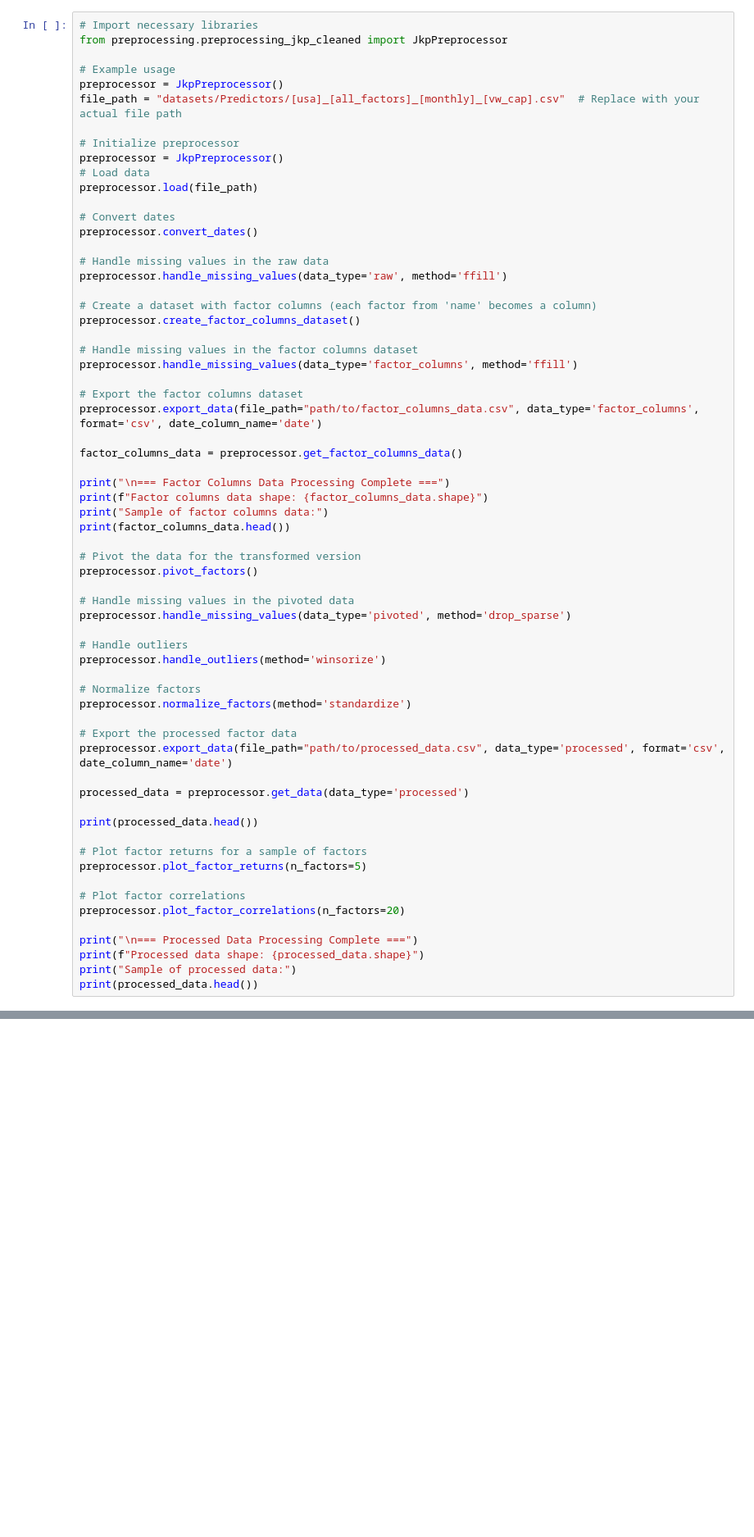
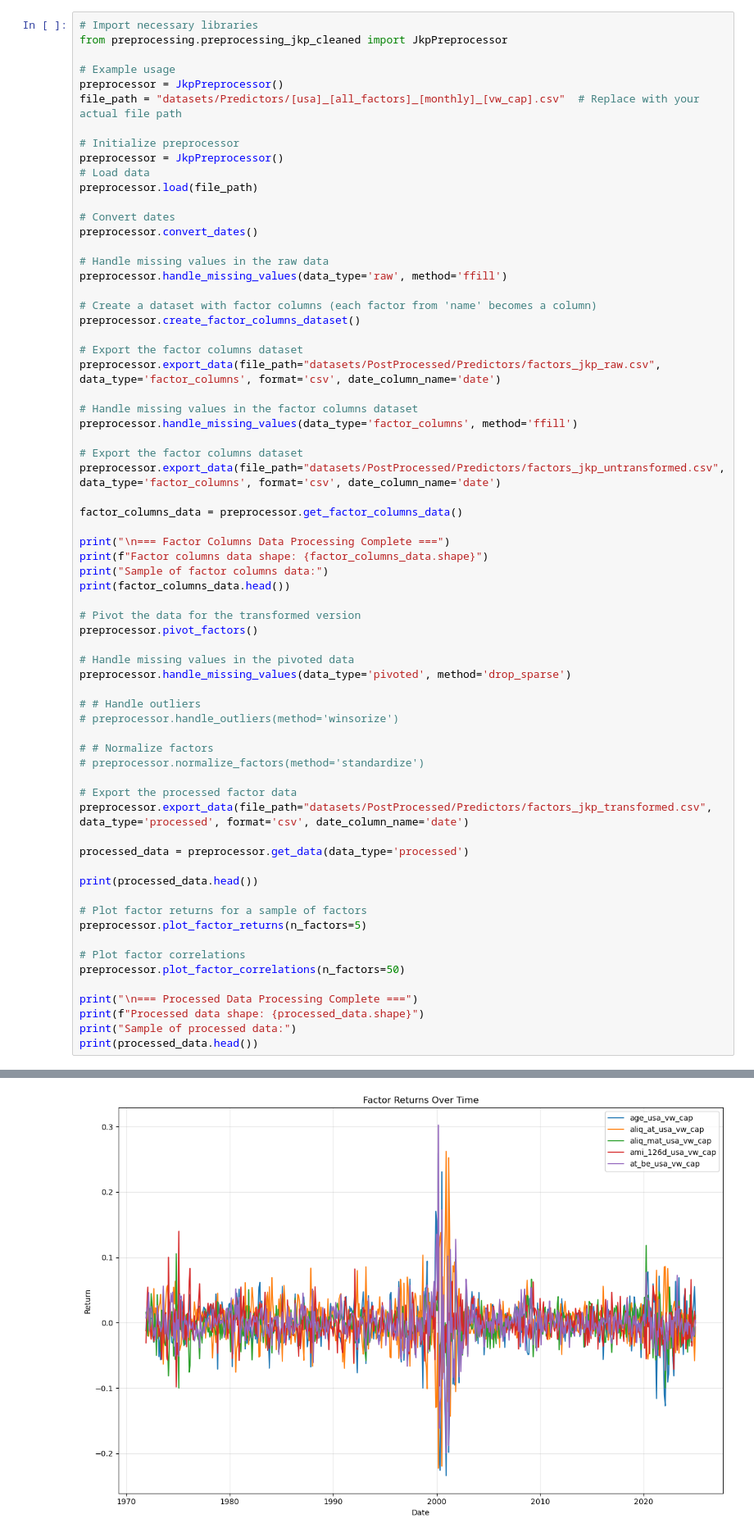
Before and after one commit to Loris-EPFL/MLFIN_Project, a Jupyter notebook: preprocessing_jkp.ipynb, the cells around one changed output, grey strips where cells are left out. Shown at 82% size. Saved outputs shown, nothing was run; the diff lists cells and outputs as text; blank space fills up the shorter version.

```diff
--- a/preprocessing_jkp.ipynb
+++ b/preprocessing_jkp.ipynb
@@ -20,11 +20,14 @@ preprocessor.handle_missing_values(data_type='raw', method='ffill')
 # Create a dataset with factor columns (each factor from 'name' becomes a column)
 preprocessor.create_factor_columns_dataset()
 
+# Export the factor columns dataset
+preprocessor.export_data(file_path="datasets/PostProcessed/Predictors/factors_jkp_raw.csv", data_type='factor_columns', format='csv', date_column_name='date')
+
 # Handle missing values in the factor columns dataset
 preprocessor.handle_missing_values(data_type='factor_columns', method='ffill')
 
 # Export the factor columns dataset
-preprocessor.export_data(file_path="path/to/factor_columns_data.csv", data_type='factor_columns', format='csv', date_column_name='date')
+preprocessor.export_data(file_path="datasets/PostProcessed/Predictors/factors_jkp_untransformed.csv", data_type='factor_columns', format='csv', date_column_name='date')
 
 factor_columns_data = preprocessor.get_factor_columns_data()
 
@@ -39,14 +42,14 @@ preprocessor.pivot_factors()
 # Handle missing values in the pivoted data
 preprocessor.handle_missing_values(data_type='pivoted', method='drop_sparse')
 
-# Handle outliers
-preprocessor.handle_outliers(method='winsorize')
+# # Handle outliers
+# preprocessor.handle_outliers(method='winsorize')
 
-# Normalize factors
-preprocessor.normalize_factors(method='standardize')
+# # Normalize factors
+# preprocessor.normalize_factors(method='standardize')
 
 # Export the processed factor data
-preprocessor.export_data(file_path="path/to/processed_data.csv", data_type='processed', format='csv', date_column_name='date')
+preprocessor.export_data(file_path="datasets/PostProcessed/Predictors/factors_jkp_transformed.csv", data_type='processed', format='csv', date_column_name='date')
 
 processed_data = preprocessor.get_data(data_type='processed')
 
@@ -56,9 +59,10 @@ print(processed_data.head())
 preprocessor.plot_factor_returns(n_factors=5)
 
 # Plot factor correlations
-preprocessor.plot_factor_correlations(n_factors=20)
+preprocessor.plot_factor_correlations(n_factors=50)
 
 print("\n=== Processed Data Processing Complete ===")
 print(f"Processed data shape: {processed_data.shape}")
 print("Sample of processed data:")
 print(processed_data.head())
+# %% [output]
@@ -64,0 +111 @@ print(processed_data.head())
+[figure, added]
```
Also changed, not shown: parts of 1 cell of this notebook, 1 other file.
